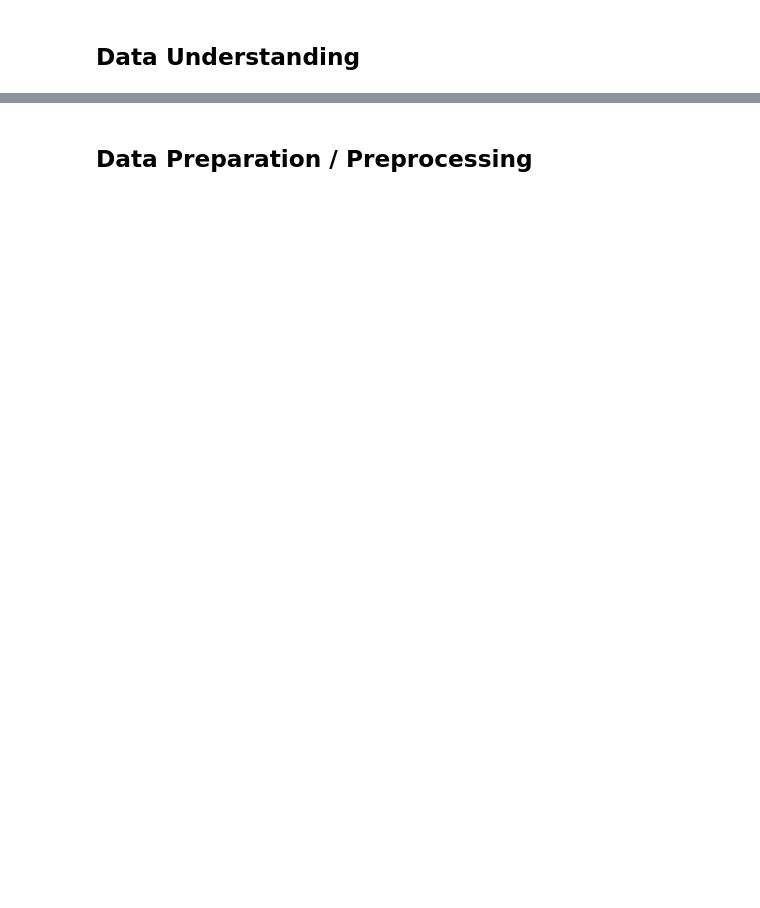
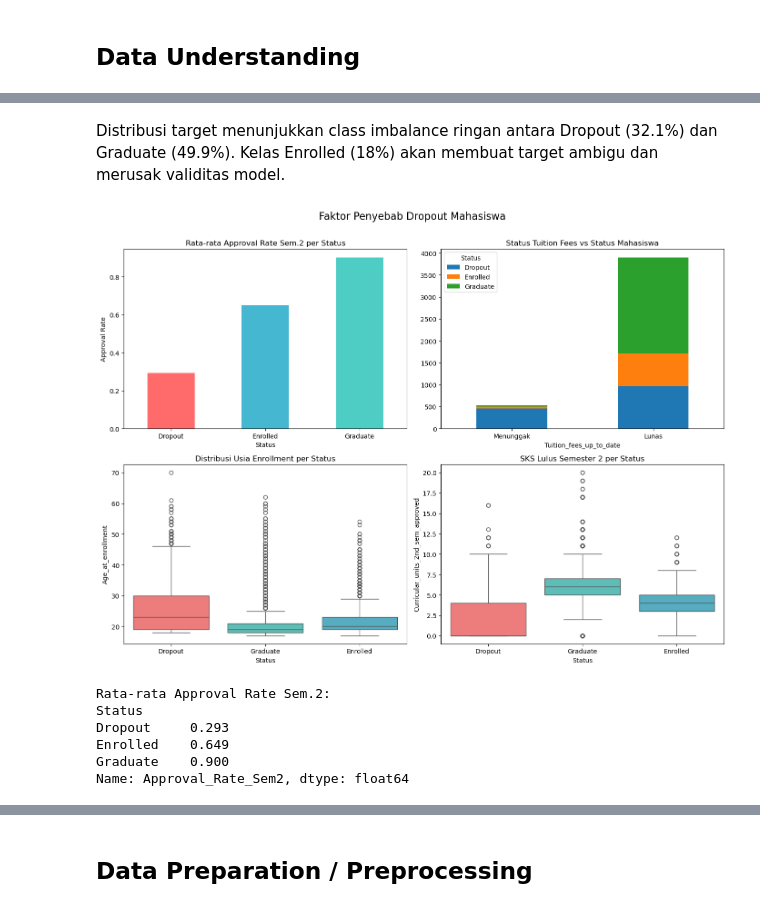
Before and after one commit to donnycharles88/Submission-Data-Science, a Jupyter notebook: notebook.ipynb, the cells around one changed output, grey strips where cells are left out. Saved outputs shown, nothing was run; the diff lists cells and outputs as text; code cells hidden in the pictures; blank space fills up the shorter version.

```diff
--- a/notebook.ipynb
+++ b/notebook.ipynb
@@ -177,0 +84,48 @@ Rata-rata Grade Improvement - Graduate: 0.05
+# %% [markdown]
+Distribusi target menunjukkan class imbalance ringan antara Dropout (32.1%) dan Graduate (49.9%). Kelas Enrolled (18%) akan membuat target ambigu dan merusak validitas model.
+# %%
+df_eda = df.copy()
+df_eda['Approval_Rate_Sem2'] = (
+    df_eda['Curricular_units_2nd_sem_approved'] /
+    df_eda['Curricular_units_2nd_sem_enrolled'].replace(0, 1)
+)
+
+fig, axes = plt.subplots(2, 2, figsize=(14, 10))
+
+# Plot 1: Approval Rate Sem 2 per Status
+df_eda.groupby('Status')['Approval_Rate_Sem2'].mean().plot(
+    kind='bar', ax=axes[0,0], color=['#ff6b6b','#45b7d1','#4ecdc4'])
+axes[0,0].set_title('Rata-rata Approval Rate Sem.2 per Status')
+axes[0,0].set_ylabel('Approval Rate')
+axes[0,0].set_xticklabels(axes[0,0].get_xticklabels(), rotation=0)
+
+# Plot 2: Tuition Fees vs Status
+tuition_status = df_eda.groupby(['Tuition_fees_up_to_date','Status']).size().unstack(fill_value=0)
+tuition_status.plot(kind='bar', ax=axes[0,1], stacked=True)
+axes[0,1].set_title('Status Tuition Fees vs Status Mahasiswa')
+axes[0,1].set_xticklabels(['Menunggak','Lunas'], rotation=0)
+
+# Plot 3: Usia vs Status
+sns.boxplot(x='Status', y='Age_at_enrollment', data=df_eda, ax=axes[1,0],
+            palette=['#ff6b6b','#4ecdc4','#45b7d1'])
+axes[1,0].set_title('Distribusi Usia Enrollment per Status')
+
+# Plot 4: SKS Lulus Sem 2 vs Status
+sns.boxplot(x='Status', y='Curricular_units_2nd_sem_approved', data=df_eda, ax=axes[1,1],
+            palette=['#ff6b6b','#4ecdc4','#45b7d1'])
+axes[1,1].set_title('SKS Lulus Semester 2 per Status')
+
+plt.suptitle('Faktor Penyebab Dropout Mahasiswa', fontsize=16, y=1.01)
+plt.tight_layout()
+plt.show()
+
+print("\nRata-rata Approval Rate Sem.2:")
+print(df_eda.groupby('Status')['Approval_Rate_Sem2'].mean().round(3))
+# %% [output]
+[figure, added]
+Rata-rata Approval Rate Sem.2:
+Status
+Dropout     0.293
+Enrolled    0.649
+Graduate    0.900
+Name: Approval_Rate_Sem2, dtype: float64
```
Also changed, not shown: parts of 37 cells of this notebook.
